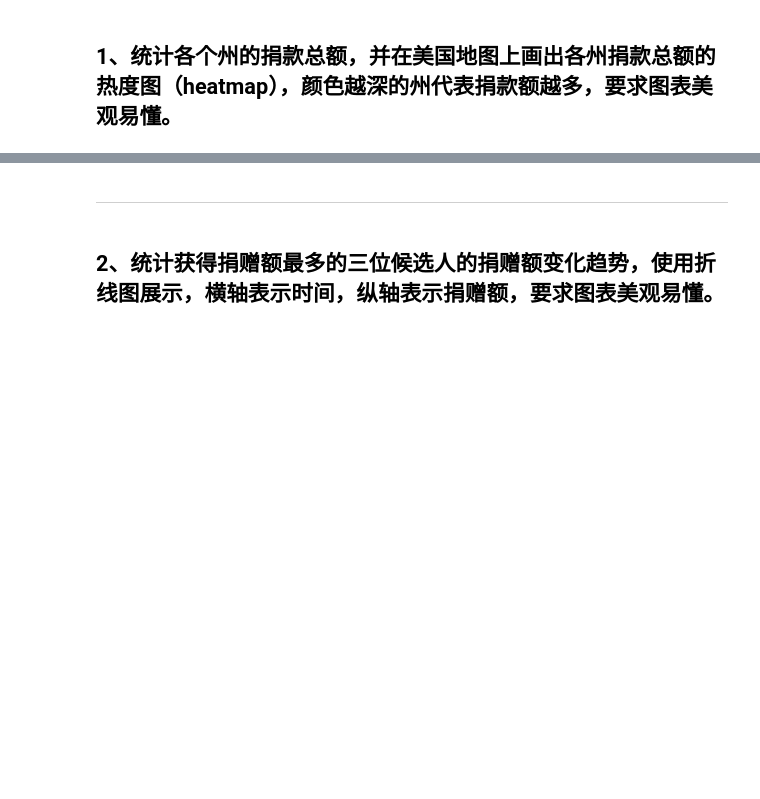
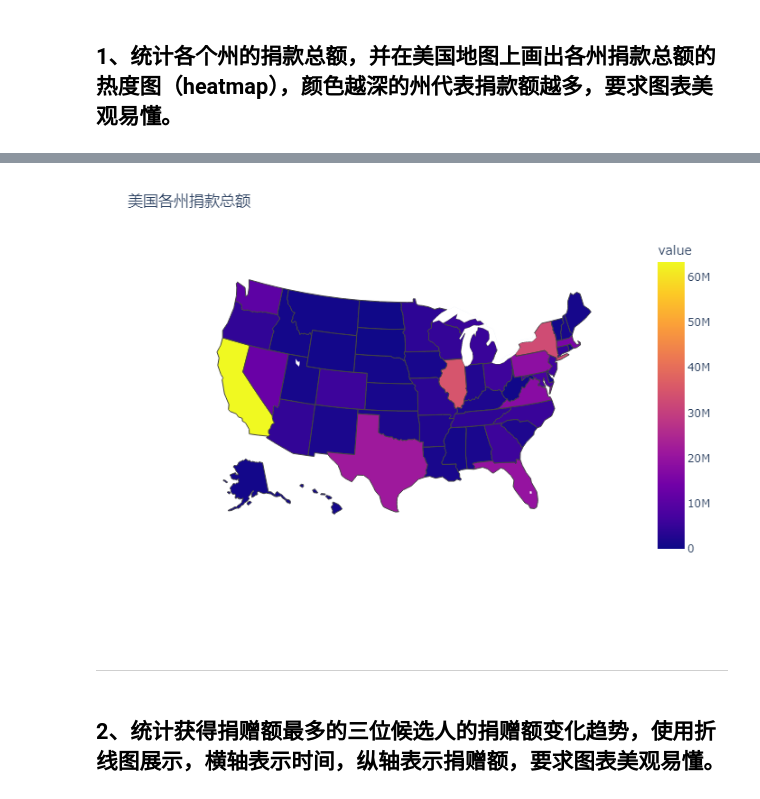
Before and after one commit to Delta-in-hub/2021PythonLabWork, a Jupyter notebook: lession2/lesson2.ipynb, the cells around one changed output, grey strips where cells are left out. Drawn from its saved outputs; the diff is of its cells as text; code cells hidden in the pictures; blank space fills up the shorter version.

```diff
--- a/lession2/lesson2.ipynb
+++ b/lession2/lesson2.ipynb
@@ -46,3 +48,7 @@ fig.show()  # Output the plot to the screen
+# %%
+display(Image(fig.to_image()))
+# %% [output]
+[figure, added]
 # %% [markdown]
 ------------------------
 # %%
```
Also changed, not shown: parts of 3 cells of this notebook, 1 other file.
